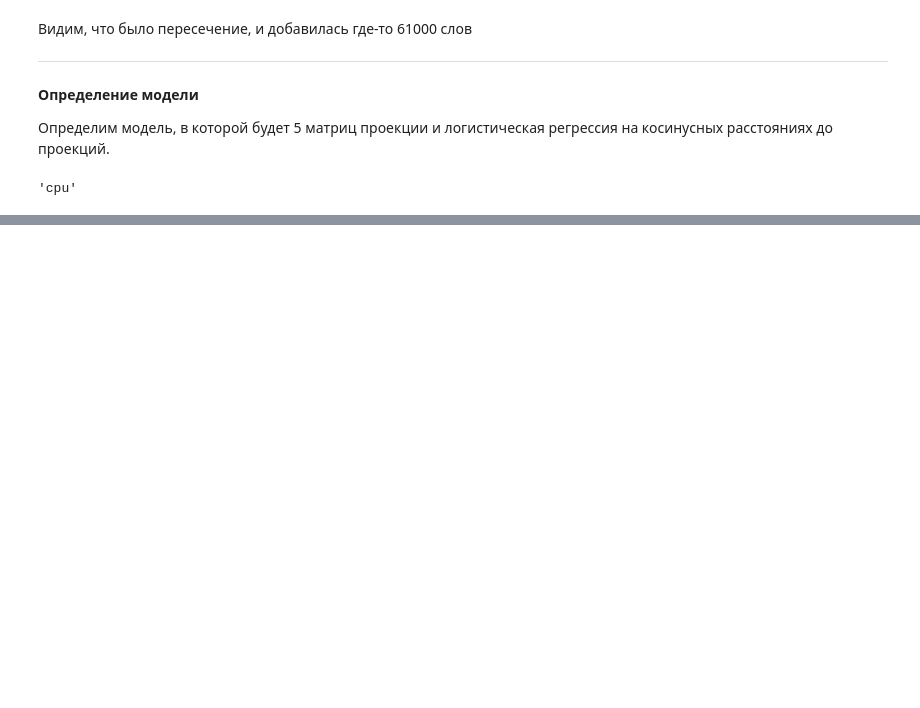
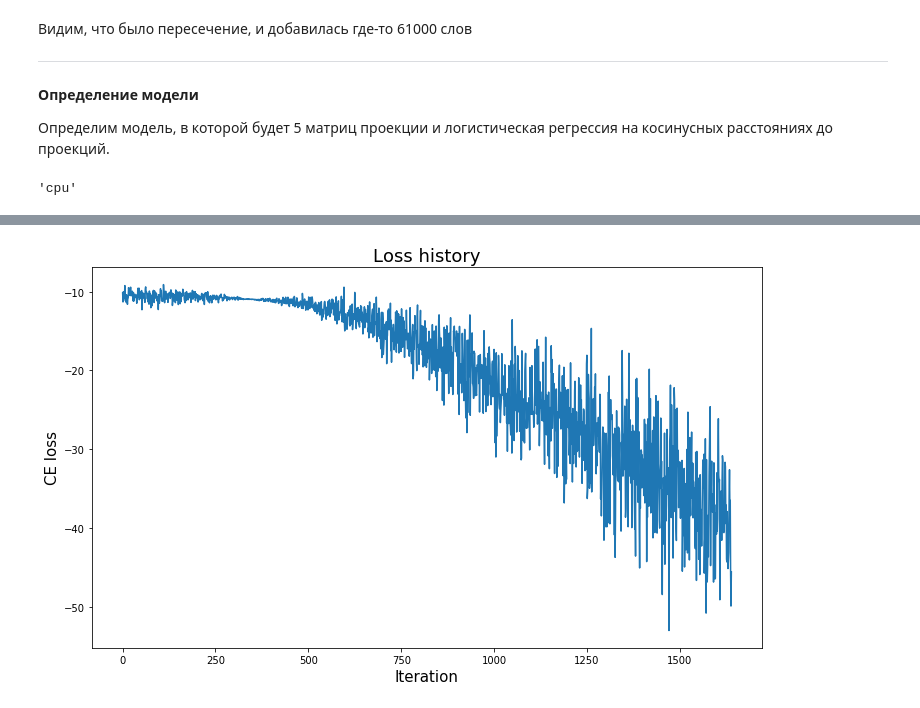
Before and after one commit to loginov-ra/HypernymyDetection, a Jupyter notebook: projection_model/ModelBuilding.ipynb, the cells around one changed output, grey strips where cells are left out. Drawn from its saved outputs; the diff is of its cells as text; code cells hidden in the pictures; blank space fills up the shorter version.

Commit message:
Started model learning

```diff
--- a/projection_model/ModelBuilding.ipynb
+++ b/projection_model/ModelBuilding.ipynb
@@ -154,7 +160,7 @@ model = CRIMModel()
 # %%
 args = {
     'batch': torch.randn(64, 300),
-    'candidate': torch.randn(300)
+    'candidate': torch.randn(1, 300)
 }
 # %%
 probas = model(args)
@@ -214,0 +238,45 @@ KeyboardInterrupt:
+# %%
+dataset = HypernymQueriesDataset(thesaurus, vocab_embeddings, max_pairs=1000000)
+# %%
+model = CRIMModel(n_matrices=24)
+optimizer = Adam(model.parameters(), lr=3e-4)
+n_epochs = 4
+batch_size = 16
+plot_frequency = 40
+# %%
+data_loader = DataLoader(dataset, batch_size=batch_size, shuffle=True)
+# %%
+loss_history = []
+
+for epoch in range(n_epochs):
+    print('Epoch {}. Started training.'.format(epoch + 1))
+
+    for it, batch in tqdm(enumerate(data_loader)):
+        hyponyms, candidates, labels = batch
+
+        model_batch = {
+            'batch': hyponyms,
+            'candidate': candidates
+        }
+
+        labels = labels.float()
+        probas = model(model_batch).squeeze()
+        probas = torch.clamp(probas, 1e-5, 1. - 1e-5)
+        loss = torch.sum(labels * torch.log(probas) + (1. - labels) * torch.log(1. - probas))
+        loss_history.append(loss.detach().numpy())
+
+        if len(loss_history) % plot_frequency == 0:
+            print(loss)
+            clear_output(wait=True)
+            plt.figure(figsize=(12, 7))
+            plt.title('Loss history', fontsize=18)
+            plt.xlabel('Iteration', fontsize=15)
+            plt.ylabel('CE loss', fontsize=15)
+            plt.plot(np.array(loss_history))
+            plt.show()
+
+        loss.backward()
+        optimizer.step()
+        optimizer.zero_grad()
+# %% [output]
+[figure, added]
```
Also changed, not shown: parts of 12 cells of this notebook.
